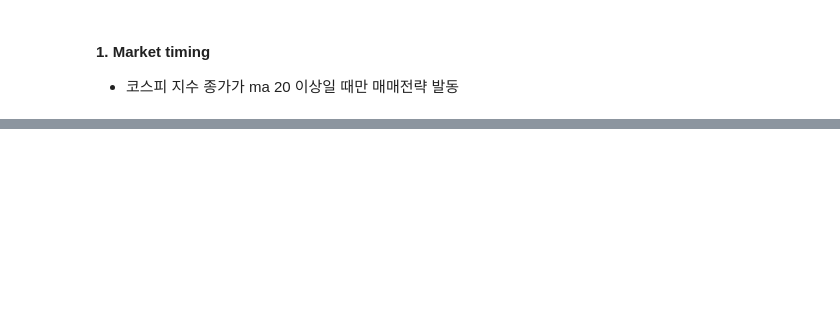
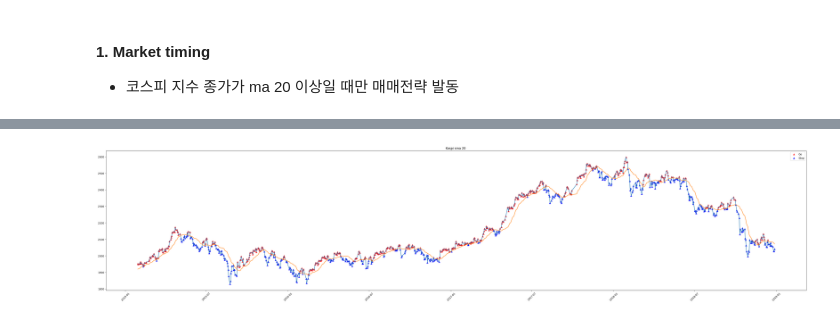
Before and after one commit to eseom31/Kis_Api_test, a Jupyter notebook: 3_BackTesting_System/BackTesting_main.ipynb, the cells around one changed output, grey strips where cells are left out. Saved outputs shown, nothing was run; the diff lists cells and outputs as text; code cells hidden in the pictures; blank space fills up the shorter version.

```diff
--- a/3_BackTesting_System/BackTesting_main.ipynb
+++ b/3_BackTesting_System/BackTesting_main.ipynb
@@ -20,4 +20,36 @@ df.head(1)
 # %% [markdown]
 #### 1. Market timing
 * 코스피 지수 종가가 ma 20 이상일 때만 매매전략 발동
+# %%
+# 전처리함수
+def df_pre(df,start, end):
+    df['Date'] = pd.to_datetime(df['Date'])
+    df = df[(df['Date'] >= start )&(df['Date']<=end)]
+    df = df.set_index('Date')
+    df['sma20'] = df['Close'].rolling(20).mean()
+    df = df.dropna()
+    df['timming'] = df['Close']>df['sma20']
+    return df
+# %%
+# 그래프함수
+def back_plot(df):
+    import matplotlib.pyplot as plt
+    from matplotlib import dates
+    plt.figure(figsize = (50, 10))
+    plt.title("Kospi sma 20 ")
+    plt.plot(df["Close"])
+    plt.plot(df['sma20'])
+    plt.scatter(df.loc[df['timming']==1].index, df['Close'][df['timming']==1],
+                color = 'red',
+                label='Go',
+                marker ='^',
+                alpha=0.8)
+    plt.scatter(df.loc[df['timming']==0].index, df['Close'][df['timming']==0],
+                color = 'blue',
+                label='Stop',
+                marker ='^',
+                alpha=0.8)
+    plt.xticks(rotation=45)
+    plt.legend()
+    plt.show()
 # %%
@@ -30,3 +57,0 @@ df_kospi.head(1)
-# %%
-# 이동평균선 코드
-df_kospi['sma20'] = df_kospi['Close'].rolling(20).mean()
@@ -38,0 +58,8 @@ ModuleNotFoundError: No module named 'mpl_finance'
+# %%
+# Data PreProcessing
+df_kospi = df_pre(df_kospi,'2015-01-01','2019-01-01')
+# %%
+# Data Graph
+back_plot(df_kospi)
+# %% [output]
+[figure, added]
```
Also changed, not shown: parts of 4 cells of this notebook.
